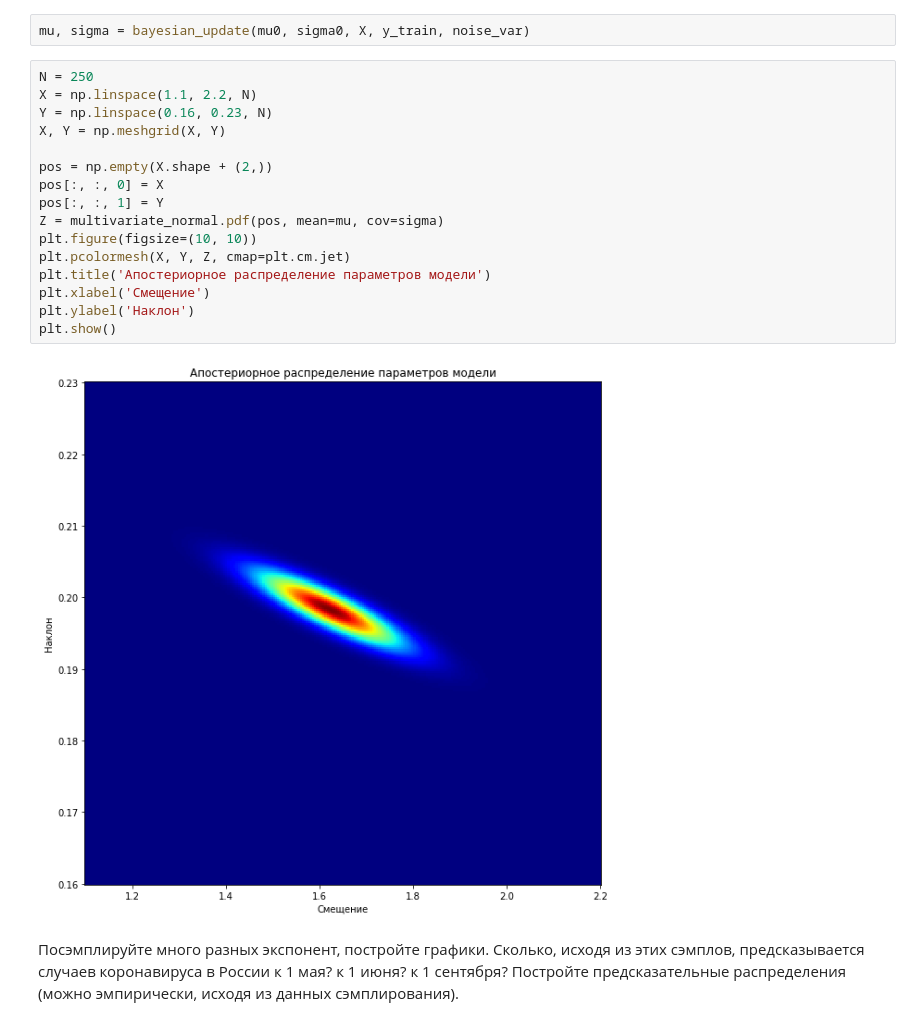
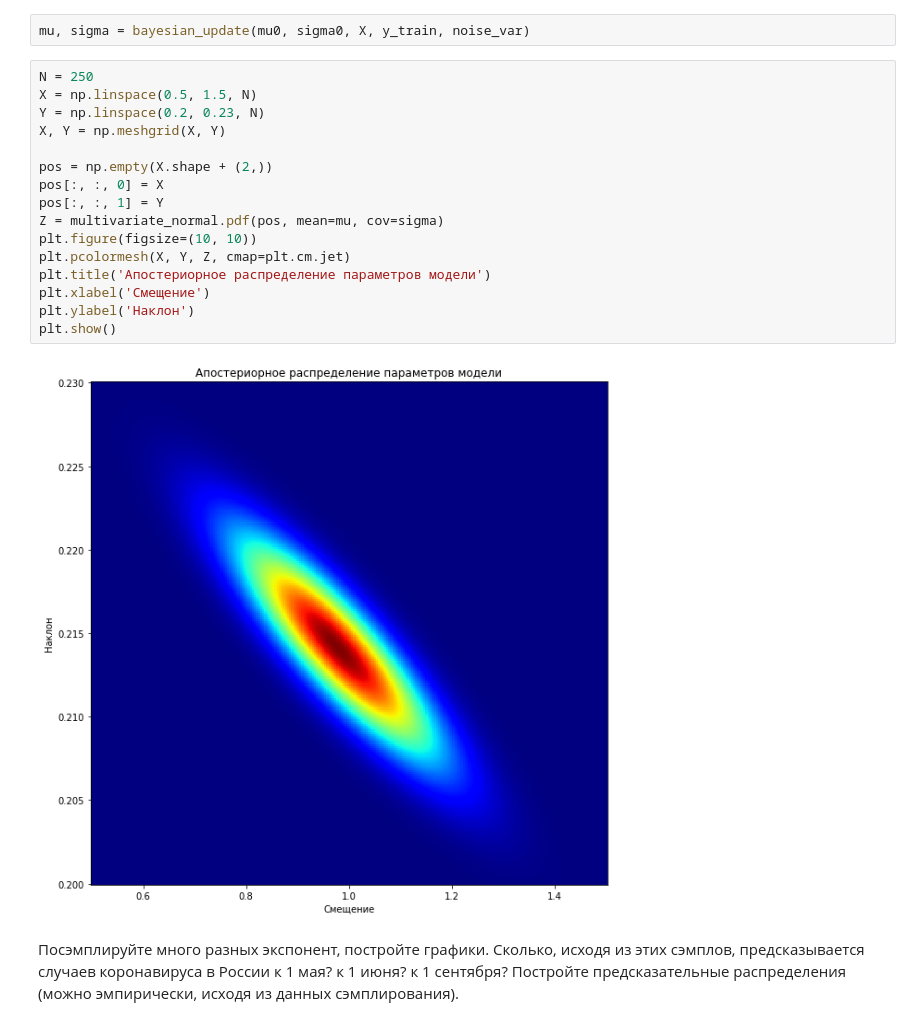
Before and after one commit to AverageName/AD-ML, a Jupyter notebook: HW1_adml.ipynb, the cells around one changed output. Drawn from its saved outputs; the diff is of its cells as text.

```diff
--- a/HW1_adml.ipynb
+++ b/HW1_adml.ipynb
@@ -130,22 +130,22 @@ def bayesian_update(mu0, sigma0, x, y, noise_var):
 mu, sigma = bayesian_update(mu0, sigma0, X, y_train, noise_var)
 # %%
 N = 250
-X = np.linspace(1.1, 2.2, N)
-Y = np.linspace(0.16, 0.23, N)
+X = np.linspace(0.5, 1.5, N)
+Y = np.linspace(0.2, 0.23, N)
 X, Y = np.meshgrid(X, Y)
 
 pos = np.empty(X.shape + (2,))
 pos[:, :, 0] = X
 pos[:, :, 1] = Y
 Z = multivariate_normal.pdf(pos, mean=mu, cov=sigma)
 plt.figure(figsize=(10, 10))
 plt.pcolormesh(X, Y, Z, cmap=plt.cm.jet)
 plt.title('Апостериорное распределение параметров модели')
 plt.xlabel('Смещение')
 plt.ylabel('Наклон')
 plt.show()
 # %% [output]
-[figure, old version]
+[figure, new version]
 # %% [markdown]
 Посэмплируйте много разных экспонент, постройте графики. Сколько, исходя из этих сэмплов, предсказывается случаев коронавируса в России к 1 мая? к 1 июня? к 1 сентября? Постройте предсказательные распределения (можно эмпирически, исходя из данных сэмплирования).
 # %%
```
Also changed, not shown: parts of 19 cells of this notebook.
